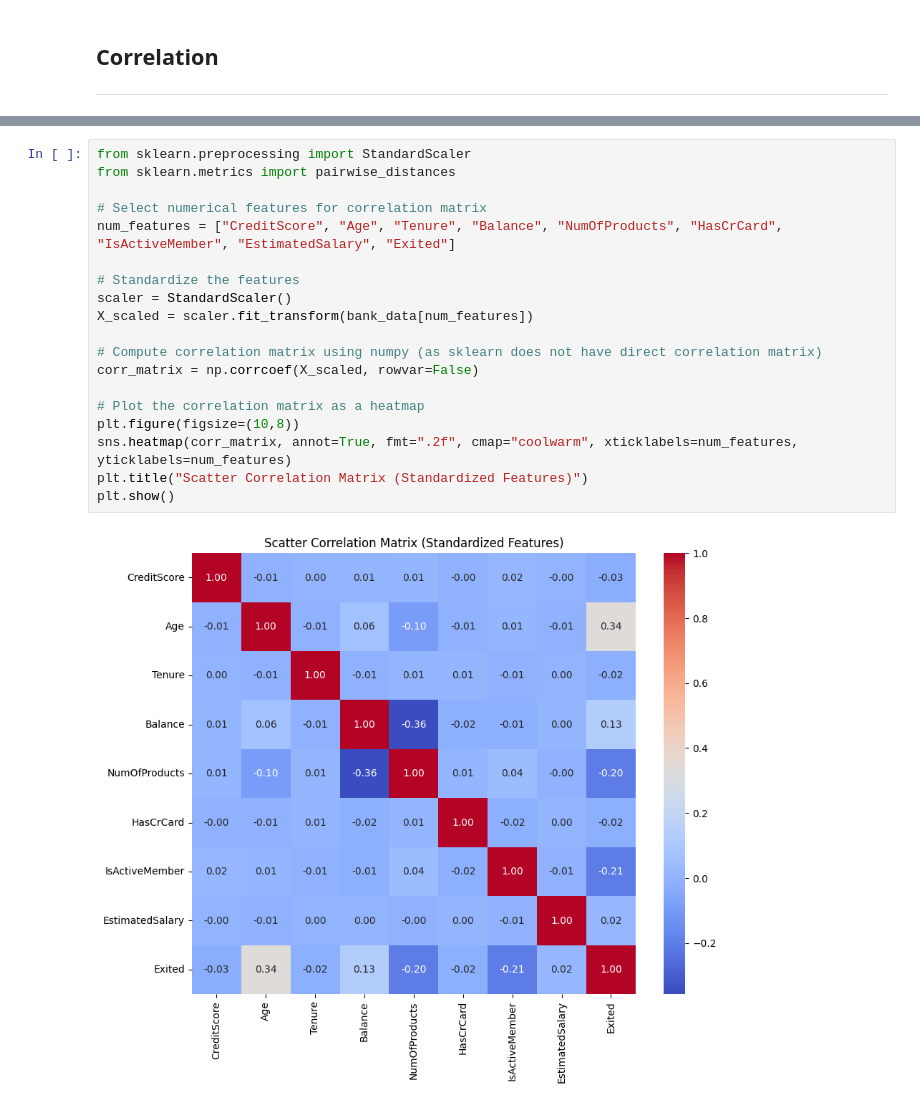
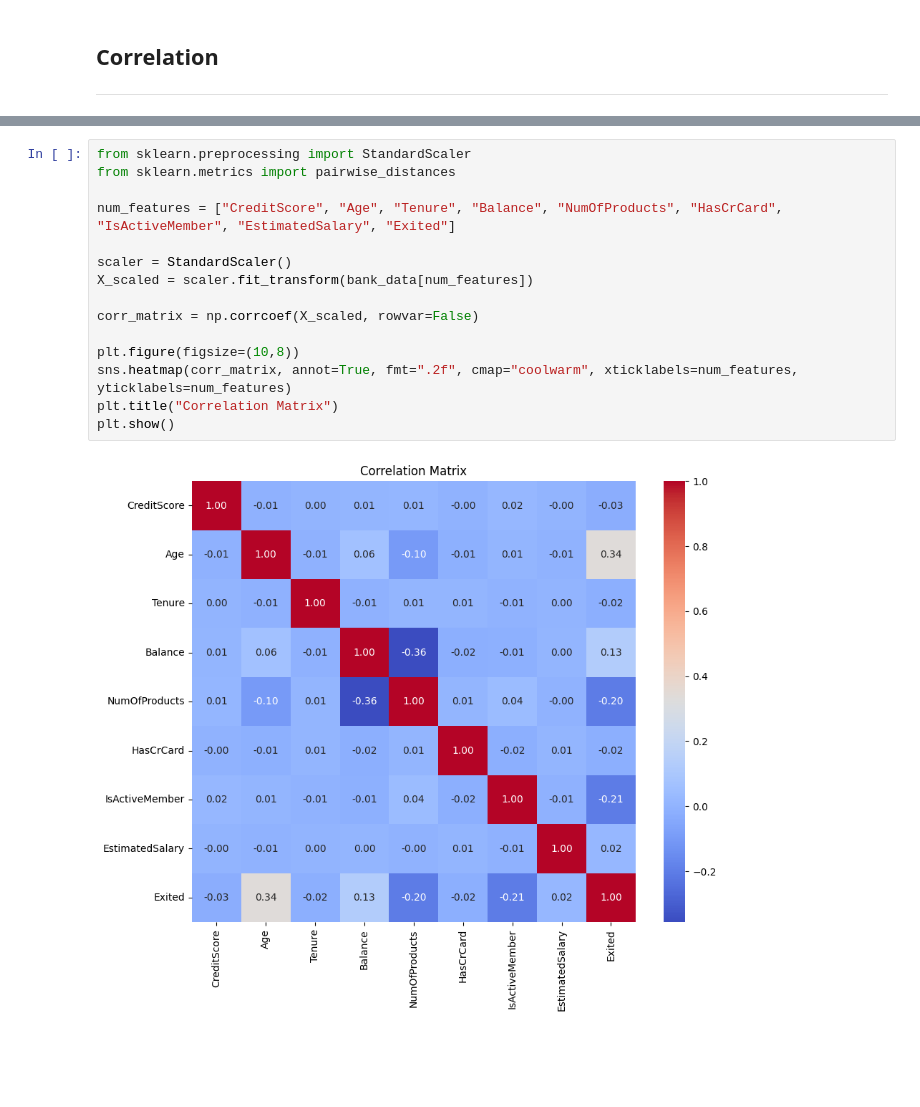
Before and after one commit to phiyenng/Bank-Customers-Churn-Prediction, a Jupyter notebook: notebooks/01_eda.ipynb, the cells around one changed output, grey strips where cells are left out. Saved outputs shown, nothing was run; the diff lists cells and outputs as text; blank space fills up the shorter version.

```diff
--- a/notebooks/01_eda.ipynb
+++ b/notebooks/01_eda.ipynb
@@ -297,21 +323,17 @@ Tenure           1.000000
 # %%
 from sklearn.preprocessing import StandardScaler
 from sklearn.metrics import pairwise_distances
 
-# Select numerical features for correlation matrix
 num_features = ["CreditScore", "Age", "Tenure", "Balance", "NumOfProducts", "HasCrCard", "IsActiveMember", "EstimatedSalary", "Exited"]
 
-# Standardize the features
 scaler = StandardScaler()
 X_scaled = scaler.fit_transform(bank_data[num_features])
 
-# Compute correlation matrix using numpy (as sklearn does not have direct correlation matrix)
 corr_matrix = np.corrcoef(X_scaled, rowvar=False)
 
-# Plot the correlation matrix as a heatmap
 plt.figure(figsize=(10,8))
 sns.heatmap(corr_matrix, annot=True, fmt=".2f", cmap="coolwarm", xticklabels=num_features, yticklabels=num_features)
-plt.title("Scatter Correlation Matrix (Standardized Features)")
+plt.title("Correlation Matrix")
 plt.show()
 # %% [output]
-[figure, old version]
+[figure, new version]
```
Also changed, not shown: parts of 24 cells of this notebook, 1 other file.
